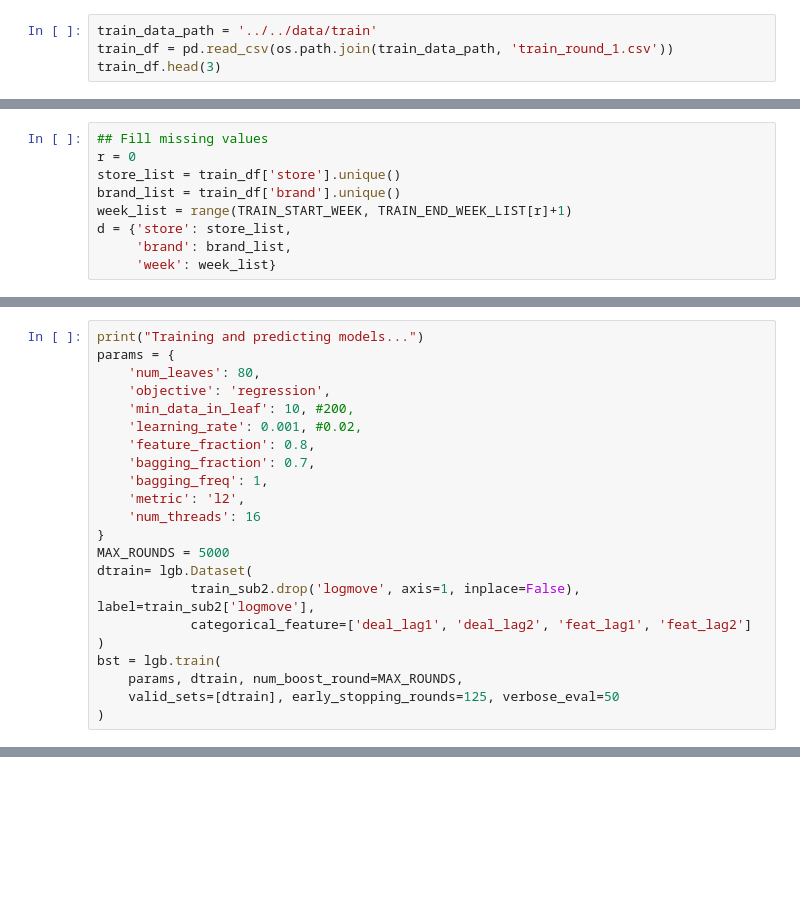
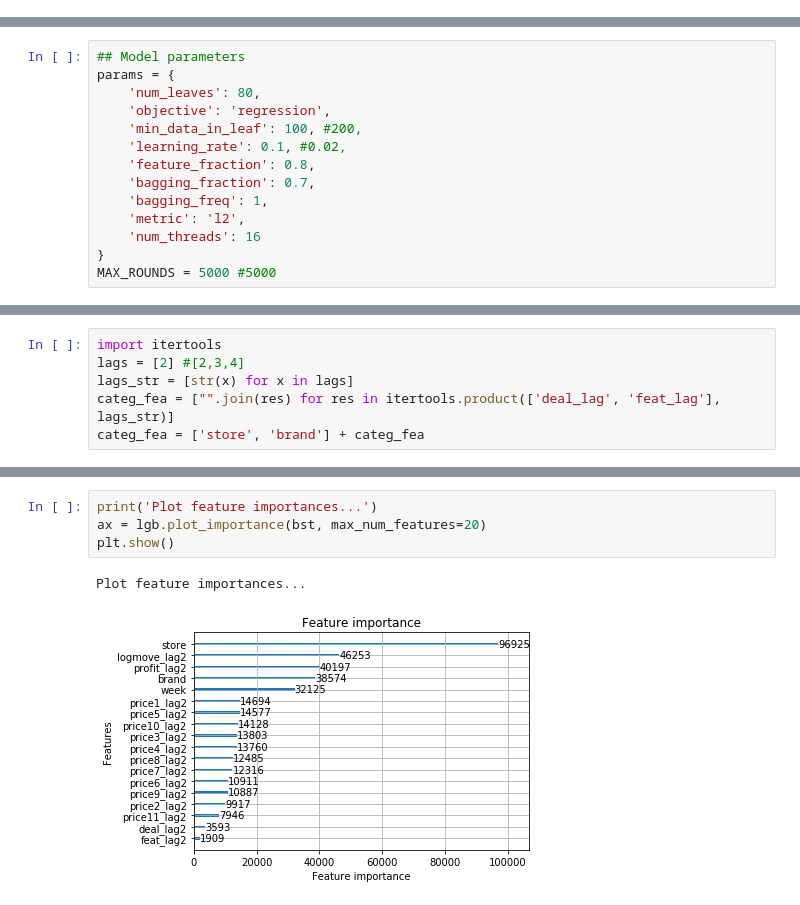
Before and after one commit to sdonohoo/forecasting, a Jupyter notebook: retail_sales/OrangeJuice_Pt_3Weeks_Weekly/submissions/LightGBM/train_score.ipynb, the cells around one changed output, grey strips where cells are left out. Saved outputs shown, nothing was run; the diff lists cells and outputs as text; blank space fills up the shorter version.

Commit message:
Added first GBM model for all stores

```diff
--- a/retail_sales/OrangeJuice_Pt_3Weeks_Weekly/submissions/LightGBM/train_score.ipynb
+++ b/retail_sales/OrangeJuice_Pt_3Weeks_Weekly/submissions/LightGBM/train_score.ipynb
@@ -15,4 +28,0 @@ TEST_END_WEEK_LIST = range(138, 162, 2)
-# %%
-train_data_path = '../../data/train'
-train_df = pd.read_csv(os.path.join(train_data_path, 'train_round_1.csv'))
-train_df.head(3)
@@ -24,9 +28,0 @@ train_df.head(3)
-# %%
-## Fill missing values
-r = 0
-store_list = train_df['store'].unique()
-brand_list = train_df['brand'].unique()
-week_list = range(TRAIN_START_WEEK, TRAIN_END_WEEK_LIST[r]+1)
-d = {'store': store_list,
-     'brand': brand_list,
-     'week': week_list}
@@ -173,22 +77,14 @@ train_sub2.drop('logmove', axis=1, inplace=False)
 # %%
-print("Training and predicting models...")
+## Model parameters
 params = {
     'num_leaves': 80,
     'objective': 'regression',
-    'min_data_in_leaf': 10, #200,
-    'learning_rate': 0.001, #0.02,
+    'min_data_in_leaf': 100, #200,
+    'learning_rate': 0.1, #0.02,
     'feature_fraction': 0.8,
     'bagging_fraction': 0.7,
     'bagging_freq': 1,
     'metric': 'l2',
     'num_threads': 16
 }
-MAX_ROUNDS = 5000
-dtrain= lgb.Dataset(
-            train_sub2.drop('logmove', axis=1, inplace=False), label=train_sub2['logmove'],
-            categorical_feature=['deal_lag1', 'deal_lag2', 'feat_lag1', 'feat_lag2']
-)
-bst = lgb.train(
-    params, dtrain, num_boost_round=MAX_ROUNDS,
-    valid_sets=[dtrain], early_stopping_rounds=125, verbose_eval=50
-)
+MAX_ROUNDS = 5000 #5000
@@ -260,0 +91,6 @@ list(train_sub2.logmove)
+# %%
+import itertools
+lags = [2] #[2,3,4]
+lags_str = [str(x) for x in lags]
+categ_fea = ["".join(res) for res in itertools.product(['deal_lag', 'feat_lag'], lags_str)]
+categ_fea = ['store', 'brand'] + categ_fea
@@ -260,0 +220,7 @@ list(train_sub2.logmove)
+# %%
+print('Plot feature importances...')
+ax = lgb.plot_importance(bst, max_num_features=20)
+plt.show()
+# %% [output]
+Plot feature importances...
+[figure, added]
```
Also changed, not shown: parts of 23 cells of this notebook.
